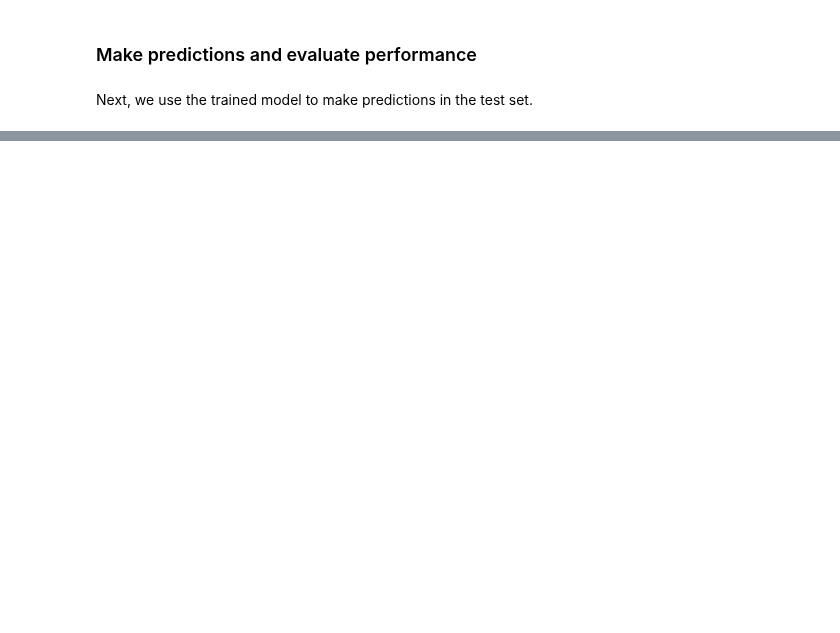
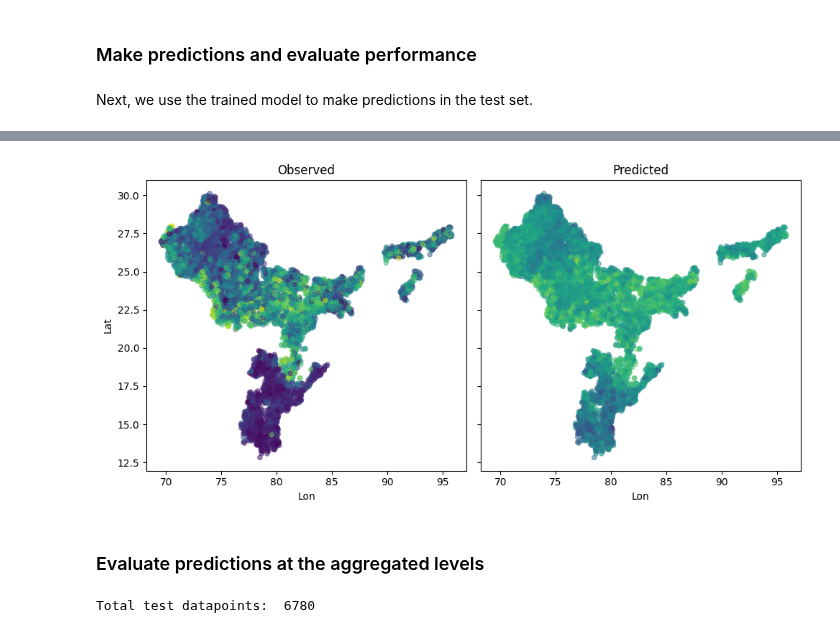
Before and after one commit to IDinsight/mosaiks, a Jupyter notebook: notebooks/POC.ipynb, the cells around one changed output, grey strips where cells are left out. Drawn from its saved outputs; the diff is of its cells as text; code cells hidden in the pictures; blank space fills up the shorter version.

```diff
--- a/notebooks/POC.ipynb
+++ b/notebooks/POC.ipynb
@@ -230,35 +227,50 @@ map_plot.head()
+# %%
+# get geometries by subsetting original df to only test datapoints
+y_gdf = df.loc[list(y_test.index), geo_cols]
+# add true and predicted values
+y_gdf['observed'] = y_test
+y_gdf['predicted'] = y_pred
+# y_gdf.head()
 # %%
 f, axes = plt.subplots(1, 2, sharey=True, figsize=(10, 5))
 
 vmax = max(y_test.max(), y_pred.max())
 vmin = min(y_test.min(), y_pred.min())
 
 # plot observed
-map_plot.plot(
+y_gdf.plot(
     kind="scatter",
     x="Lon",
     y="Lat",
     c="observed",
     colorbar=False,
     alpha=0.5,
-    vmin=vmin,
-    vmax=vmax,
+    # vmin=vmin,
+    # vmax=vmax,
     ax=axes[0],
 )
 axes[0].set_title("Observed")
 
 # plot predicted
-map_plot.plot(
+y_gdf.plot(
     kind="scatter",
     x="Lon",
     y="Lat",
     c="predicted",
     colorbar=False,
     alpha=0.5,
-    vmin=vmin,
-    vmax=vmax,
+    # vmin=vmin,
+    # vmax=vmax,
     ax=axes[1],
 )
 axes[1].set_title("Predicted")
 
 plt.tight_layout()
+# %% [output]
+[figure, added]
+# %% [markdown]
+### Evaluate predictions at the aggregated levels
+# %%
+print("Total test datapoints: ", y_gdf.shape[0])
+# %% [output]
+Total test datapoints:  6780
```
Also changed, not shown: parts of 65 cells of this notebook, 1 other file.
